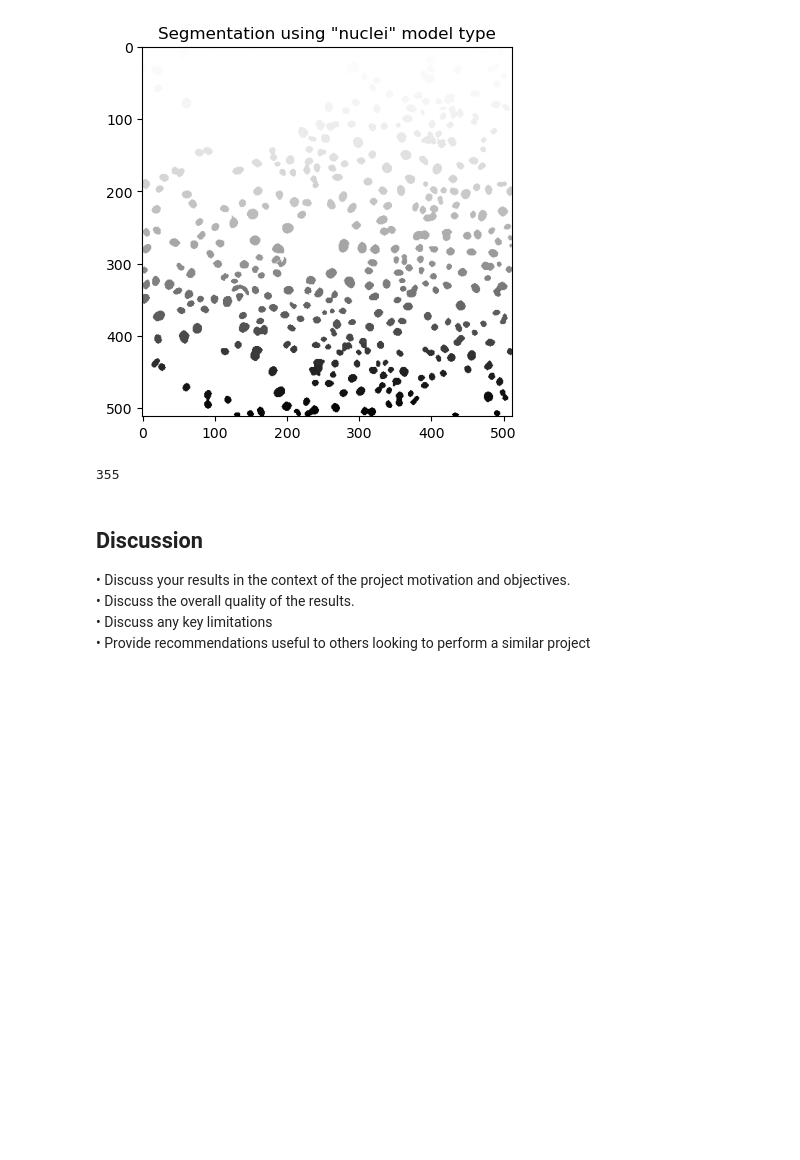
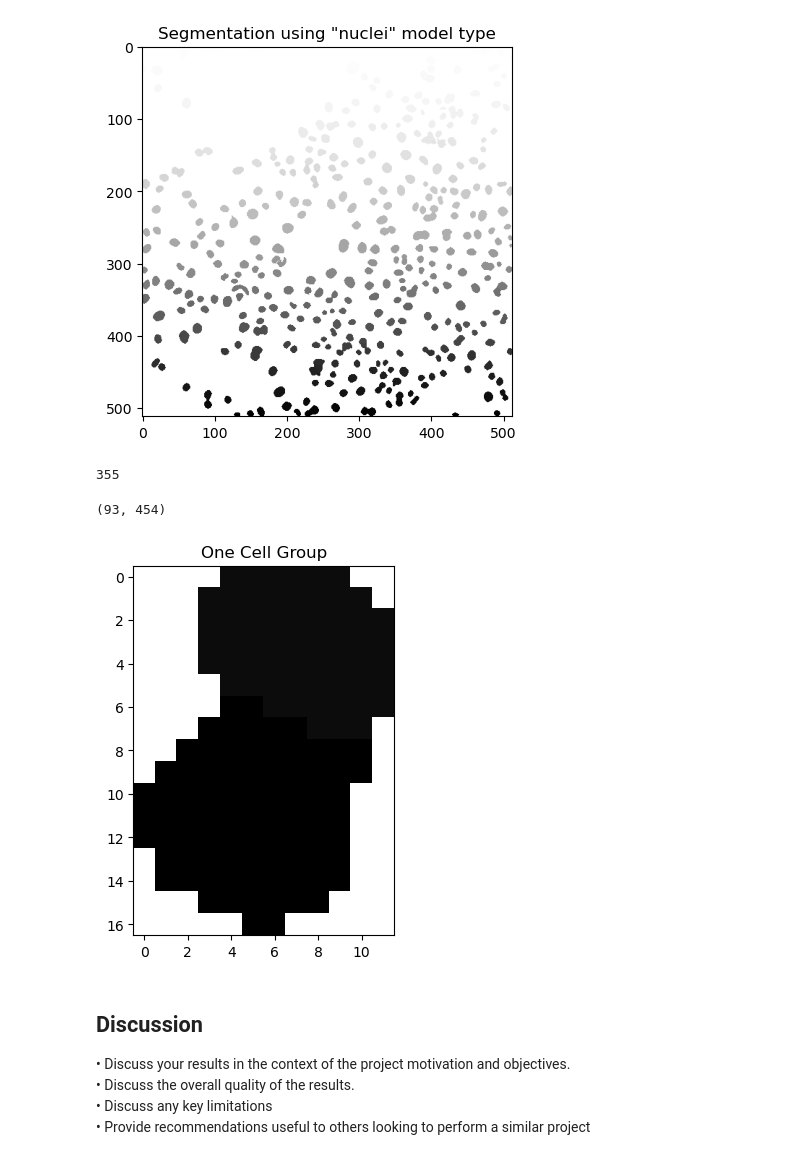
Before and after one commit to SarimKB/Cell-Sample-Classifier-Counter, a Jupyter notebook: BMEN509_FinalProject.ipynb, the cells around one changed output. Cells and saved outputs as stored; diff of their text form; code cells hidden in the pictures; blank space fills up the shorter version.

```diff
--- a/BMEN509_FinalProject.ipynb
+++ b/BMEN509_FinalProject.ipynb
@@ -91,10 +91,3 @@ plt.title('Segmentation using "nuclei" model type')
 plt.show()
 # %% [output]
 [figure]
-# %%
-# Count cells
-num_of_cells = masks.max()
-
-print(num_of_cells)
-# %% [output]
-355
@@ -128,0 +94,39 @@ plt.show()
+# %%
+# Count cells
+num_of_cells = masks.max()
+
+print(num_of_cells)
+# %% [output]
+355
+# %%
+# NDImage to segment cell-groups
+from scipy.ndimage import label
+
+segmented_array, num_features = label(masks != 0)
+
+# Divide into separate images for each cell-group
+cell_array = []
+for obj_no in range(1, segmented_array.max() + 1):
+    masked_arr = np.where(segmented_array == obj_no, segmented_array, 0)
+
+    # Find where the number occurs
+    rows, cols = np.where(masked_arr == obj_no)
+
+    # Find the bounding box of the target_number
+    min_row, max_row = rows.min(), rows.max()
+    min_col, max_col = cols.min(), cols.max()
+
+    # Crop the array to this bounding box
+    cropped_arr = masks[min_row:max_row + 1, min_col:max_col + 1]
+
+    cell_array.append(((min_row, min_col), cropped_arr))
+
+# Draw one image
+chosen_obj = 39
+print(cell_array[chosen_obj][0])
+plt.imshow(cell_array[chosen_obj][1], cmap='Greys')
+plt.title('One Cell Group')
+plt.show()
+# %% [output]
+(93, 454)
+[figure, added]
```
Also changed, not shown: parts of 2 cells of this notebook.
